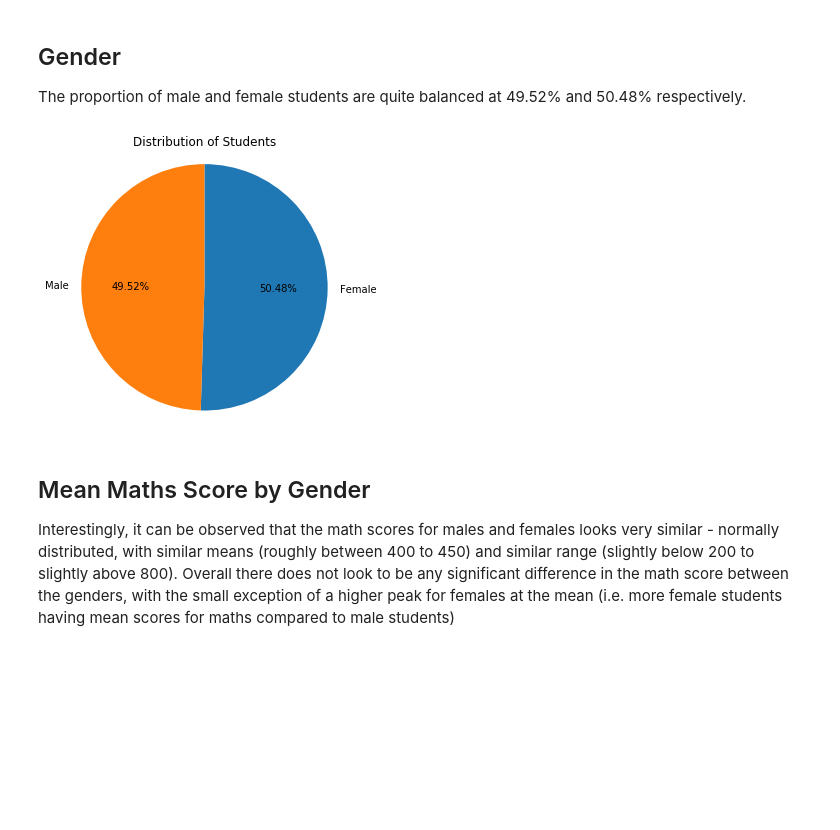
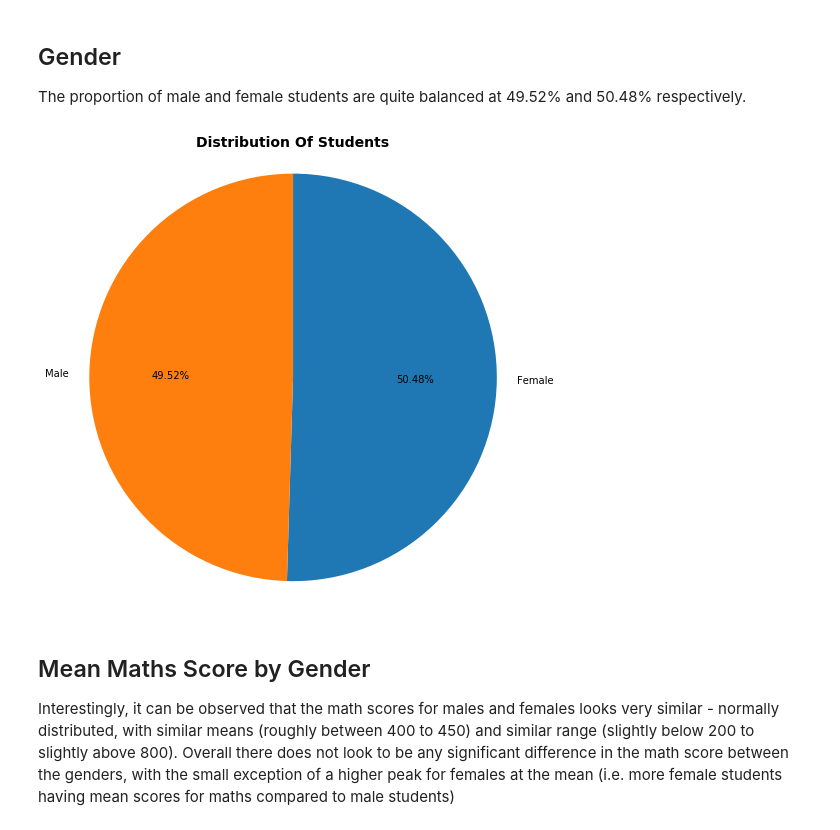
Before and after one commit to cqyyong/pisa2012-dataset-exploration, a Jupyter notebook: slide_deck_template.ipynb, the cells around one changed output. Saved outputs shown, nothing was run; the diff lists cells and outputs as text; code cells hidden in the pictures; blank space fills up the shorter version.

```diff
--- a/slide_deck_template.ipynb
+++ b/slide_deck_template.ipynb
@@ -55,13 +53,14 @@ that when the notebook is rendered as http slides, those cells won't show up.
 
 The proportion of male and female students are quite balanced at 49.52% and 50.48% respectively.
 # %%
+plt.figure(figsize=[14.70, 8.27])
 labels = ['Female', 'Male']
-plt.figure(figsize=[8, 5])
-plt.pie(df['ST04Q01'].value_counts(), labels=labels, autopct='%.2f%%', startangle=90, counterclock=False, )
+plt.pie(df['ST04Q01'].value_counts(), labels=labels, autopct='%.2f%%', startangle=90, counterclock=False)
 plt.axis('square')
-plt.title('Distribution of Students');
+plt.title('Distribution of Students'.title(), fontsize=14, weight='bold')
+plt.show()
 # %% [output]
-[figure, old version]
+[figure, new version]
 # %% [markdown]
 ## Mean Maths Score by Gender
 
```
Also changed, not shown: parts of 16 cells of this notebook, 1 other file.
